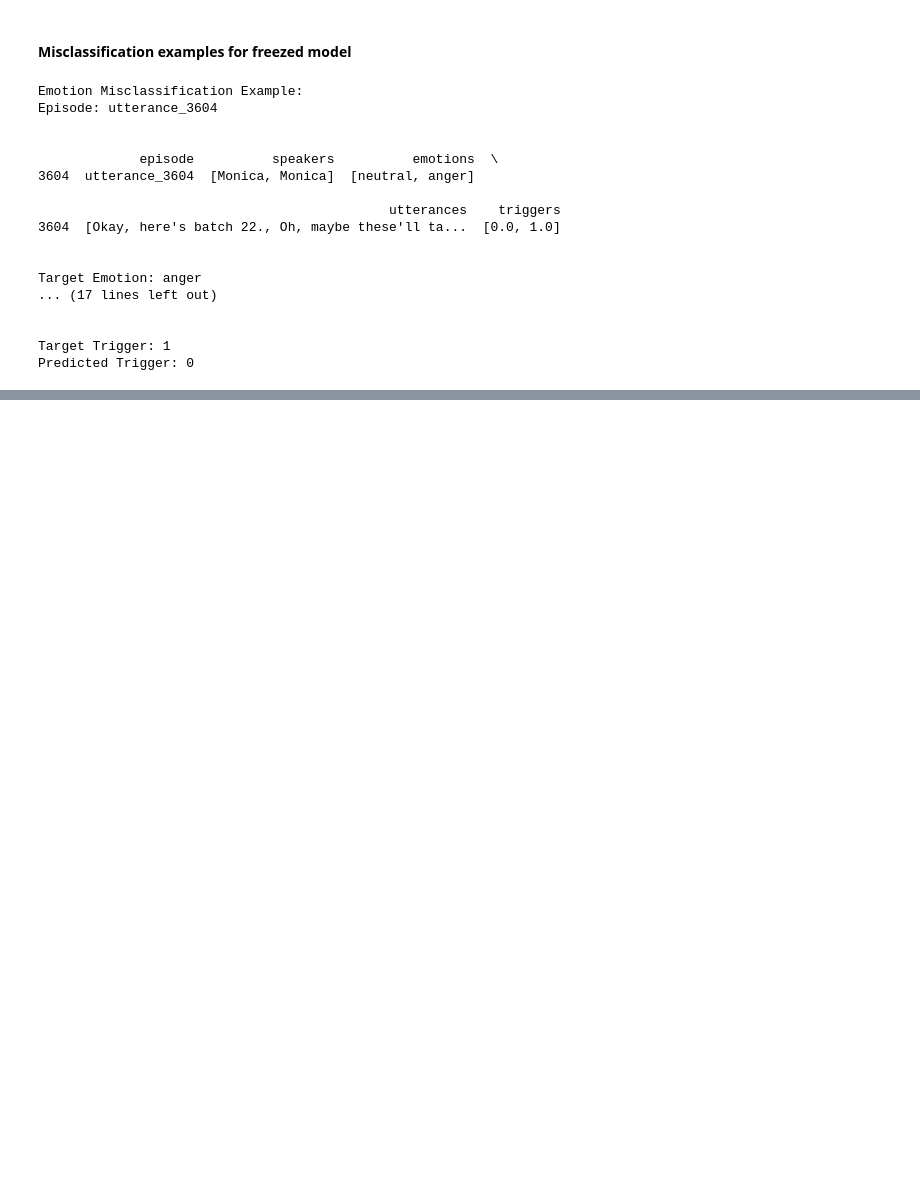
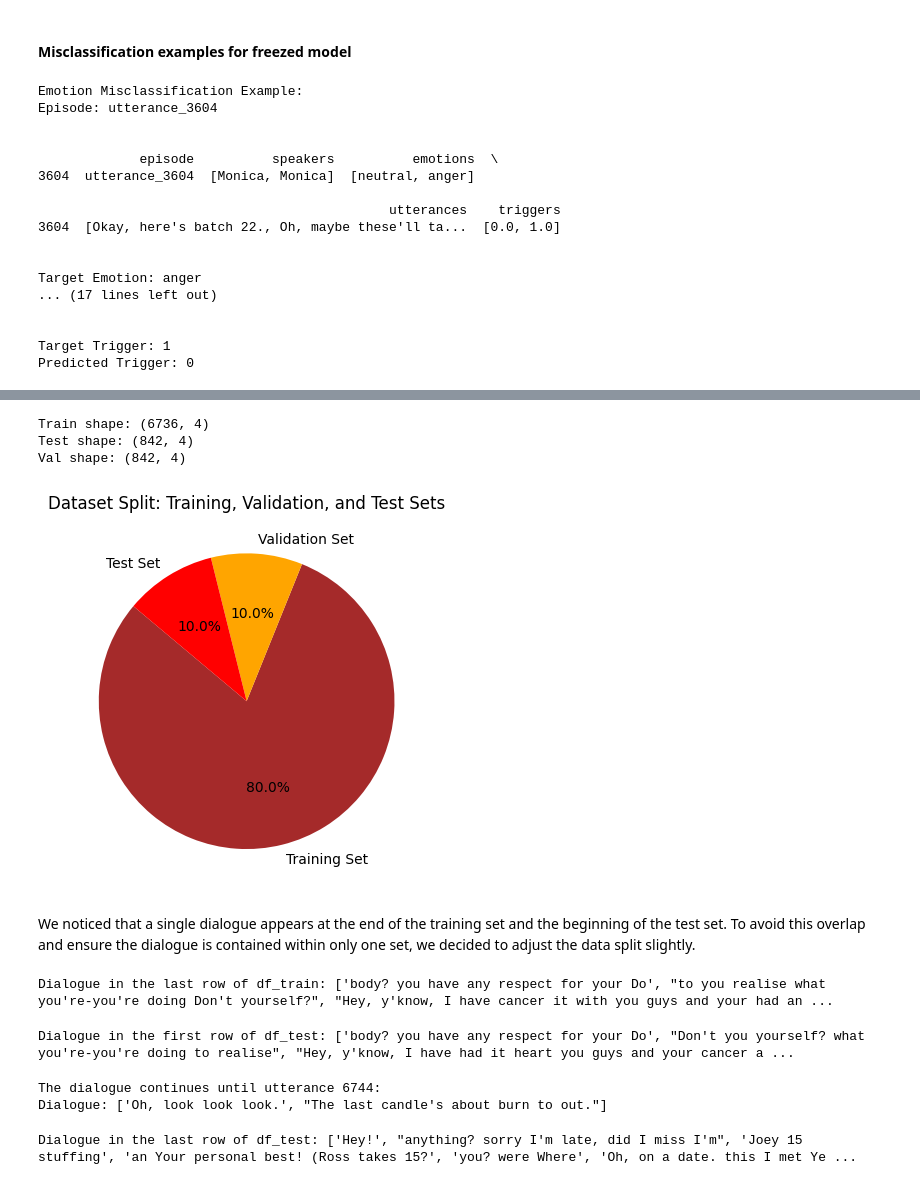
Before and after one commit to madalinaionela/NLP_project, a Jupyter notebook: Project_Final.ipynb, the cells around one changed output, grey strips where cells are left out. Drawn from its saved outputs; the diff is of its cells as text; code cells hidden in the pictures; blank space fills up the shorter version.

```diff
--- a/Project_Final.ipynb
+++ b/Project_Final.ipynb
@@ -1869,0 +1998,43 @@ Da fare d'ora in poi:
+# %%
+# Split the DataFrame into training, validtion and test set
+df_train, temp = train_test_split(new_df, test_size=0.2, shuffle=False)
+df_test, df_val = train_test_split(temp, test_size=0.5, shuffle=False)
+
+# Print the shape of each set
+print(f"Train shape: {df_train.shape}")
+print(f"Test shape: {df_test.shape}")
+print(f"Val shape: {df_val.shape}")
+# %% [output]
+Train shape: (6736, 4)
+Test shape: (842, 4)
+Val shape: (842, 4)
+# %%
+sizes = [len(df_train), len(df_val), len(df_test)]
+labels = ['Training Set', 'Validation Set', 'Test Set']
+colors = ['brown', 'orange', 'red']
+
+plt.pie(sizes, labels=labels, colors=colors, autopct='%1.1f%%', startangle=140)
+plt.title('Dataset Split: Training, Validation, and Test Sets')
+plt.show()
+# %% [output]
+[figure, added]
+# %% [markdown]
+We noticed that a single dialogue appears at the end of the training set and the beginning of the test set. To avoid this overlap and ensure the dialogue is contained within only one set, we decided to adjust the data split slightly.
+# %%
+print(f"Dialogue in the last row of df_train: {df_train['utterances'][6735]}")
+# %% [output]
+Dialogue in the last row of df_train: ['body? you have any respect for your Do', "to you realise what you're-you're doing Don't yourself?", "Hey, y'know, I have cancer it with you guys and your had an ...
+# %%
+print(f"Dialogue in the first row of df_test: {df_test['utterances'][6736]}")
+# %% [output]
+Dialogue in the first row of df_test: ['body? you have any respect for your Do', "Don't you yourself? what you're-you're doing to realise", "Hey, y'know, I have had it heart you guys and your cancer a ...
+# %%
+print(f"The dialogue continues until utterance 6744:")
+print(f"Dialogue: {df_test['utterances'][6744]}")
+# %% [output]
+The dialogue continues until utterance 6744:
+Dialogue: ['Oh, look look look.', "The last candle's about burn to out."]
+# %%
+print(f"Dialogue in the last row of df_test: {df_test['utterances'][7577]}")
+# %% [output]
+Dialogue in the last row of df_test: ['Hey!', "anything? sorry I'm late, did I miss I'm", 'Joey 15 stuffing', 'an Your personal best! (Ross takes 15?', 'you? were Where', 'Oh, on a date. this I met Ye ...
```
Also changed, not shown: parts of 43 cells of this notebook, 5 other files.
